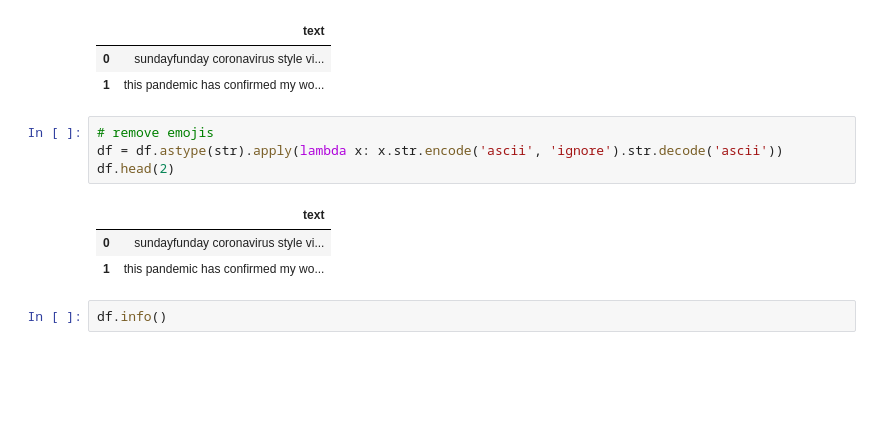
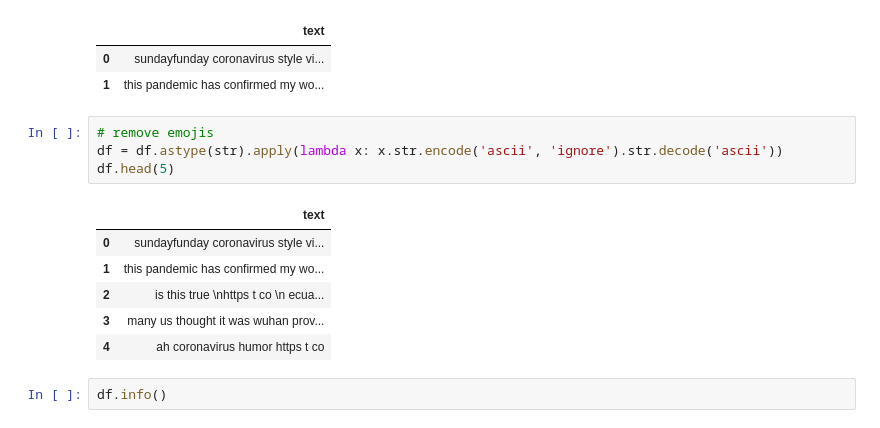
Before and after one commit to slp22/nlp-project, a Jupyter notebook: nlp-coronavirus-tweets-model.ipynb, the cells around one changed output. Drawn from its saved outputs; the diff is of its cells as text; blank space fills up the shorter version.

```diff
--- a/nlp-coronavirus-tweets-model.ipynb
+++ b/nlp-coronavirus-tweets-model.ipynb
@@ -105,11 +129,14 @@ df.head(2)
 # %%
 # remove emojis
 df = df.astype(str).apply(lambda x: x.str.encode('ascii', 'ignore').str.decode('ascii'))
-df.head(2)
+df.head(5)
 # %% [output]
 |  | text |
 | 0 | sundayfunday coronavirus style vi... |
 | 1 | this pandemic has confirmed my wo... |
+| 2 | is this true \nhttps t co \n ecua... |
+| 3 | many us thought it was wuhan prov... |
+| 4 | ah coronavirus humor https t co |
 # %%
 df.info()
 # %% [output]
```
Also changed, not shown: parts of 31 cells of this notebook.
